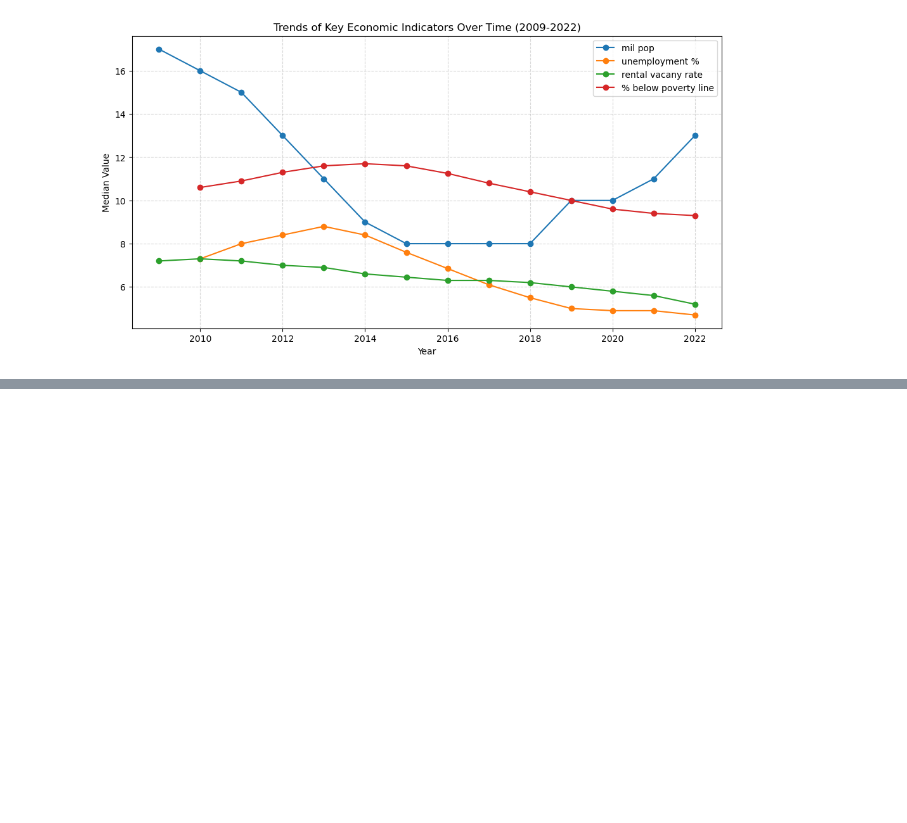
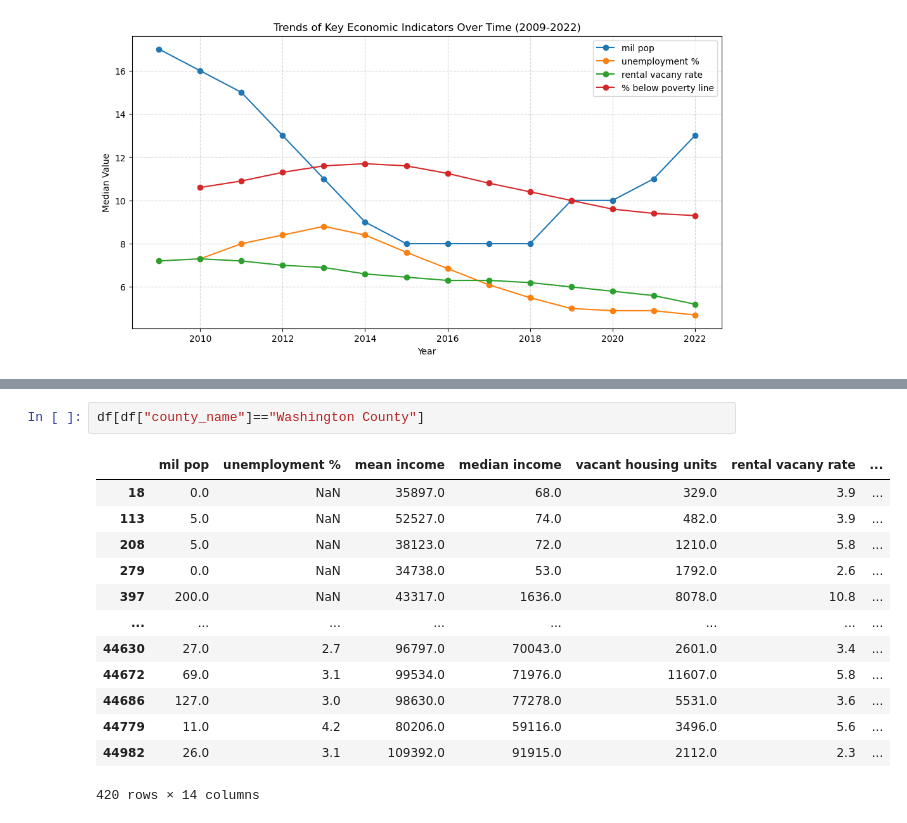
Before and after one commit to kellerl7/Milestone_2, a Jupyter notebook: Vizs/VIZs_2.ipynb, the cells around one changed output, grey strips where cells are left out. Cells and saved outputs as stored; diff of their text form; blank space fills up the shorter version.

```diff
--- a/Vizs/VIZs_2.ipynb
+++ b/Vizs/VIZs_2.ipynb
@@ -443,0 +335,16 @@ plt.show()
+# %%
+df[df["county_name"]=="Washington County"]
+# %% [output]
+|  | mil pop | unemployment % | mean income | median income | vacant housing units | rental vacany rate | ... |
+| 18 | 0.0 | NaN | 35897.0 | 68.0 | 329.0 | 3.9 | ... |
+| 113 | 5.0 | NaN | 52527.0 | 74.0 | 482.0 | 3.9 | ... |
+| 208 | 5.0 | NaN | 38123.0 | 72.0 | 1210.0 | 5.8 | ... |
+| 279 | 0.0 | NaN | 34738.0 | 53.0 | 1792.0 | 2.6 | ... |
+| 397 | 200.0 | NaN | 43317.0 | 1636.0 | 8078.0 | 10.8 | ... |
+| ... | ... | ... | ... | ... | ... | ... | ... |
+| 44630 | 27.0 | 2.7 | 96797.0 | 70043.0 | 2601.0 | 3.4 | ... |
+| 44672 | 69.0 | 3.1 | 99534.0 | 71976.0 | 11607.0 | 5.8 | ... |
+| 44686 | 127.0 | 3.0 | 98630.0 | 77278.0 | 5531.0 | 3.6 | ... |
+| 44779 | 11.0 | 4.2 | 80206.0 | 59116.0 | 3496.0 | 5.6 | ... |
+| 44982 | 26.0 | 3.1 | 109392.0 | 91915.0 | 2112.0 | 2.3 | ... |
+420 rows × 14 columns
```
Also changed, not shown: parts of 16 cells of this notebook.
